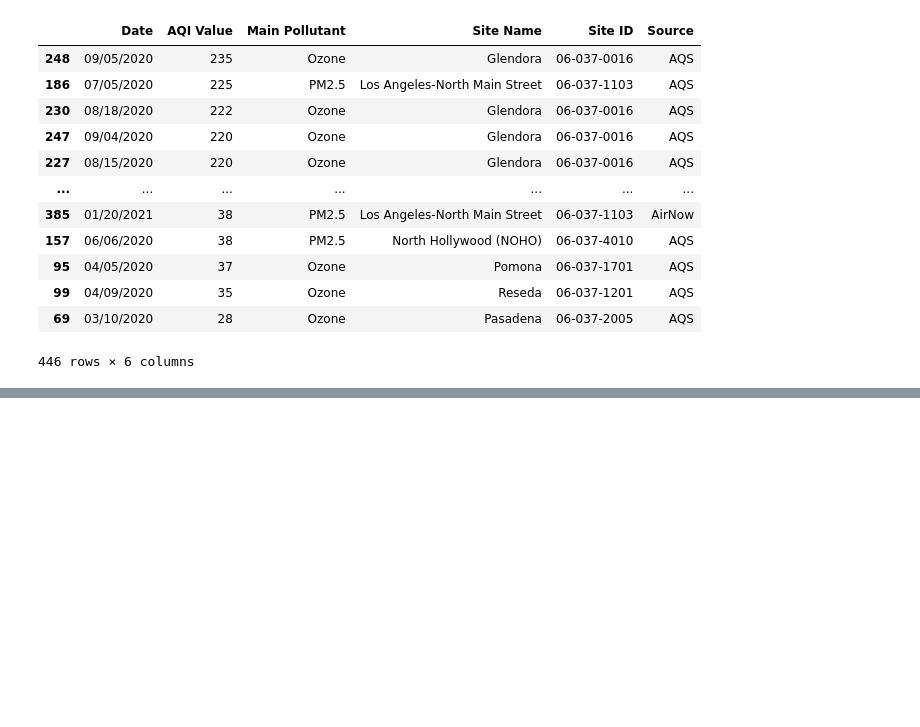
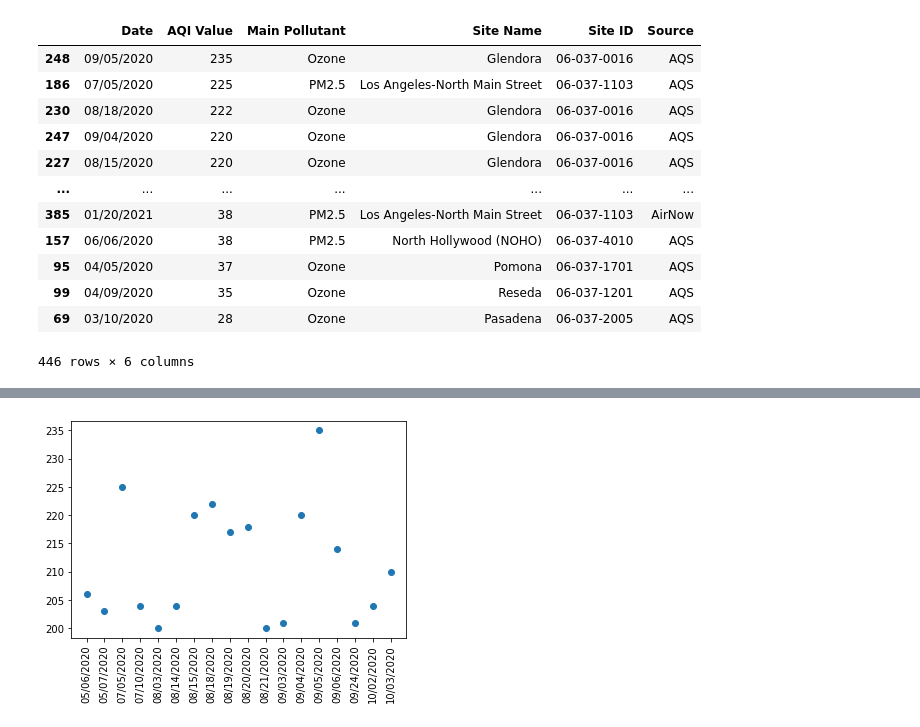
Before and after one commit to Navilongo/COVID-correlations-in-Los-Angeles-Analysis, a Jupyter notebook: covid_pollution_code.ipynb, the cells around one changed output, grey strips where cells are left out. Cells and saved outputs as stored; diff of their text form; code cells hidden in the pictures; blank space fills up the shorter version.

Commit message:
used new data for covid cases and created scatter of highest aqi

```diff
--- a/covid_pollution_code.ipynb
+++ b/covid_pollution_code.ipynb
@@ -190,0 +232,3 @@ unhealthy_aqi
+# %%
+dates_ascending_aqi = unhealthy_aqi.sort_values(by='Date', ascending=True)
+dates_ascending_aqi
@@ -190,0 +253,8 @@ unhealthy_aqi
+# %%
+x_value = dates_ascending_aqi["Date"]
+y_value = dates_ascending_aqi[" AQI Value"]
+plt.scatter(x_value, y_value)
+plt.xticks(x_value, rotation=90)
+plt.show()
+# %% [output]
+[figure, added]
```
Also changed, not shown: parts of 18 cells of this notebook.
